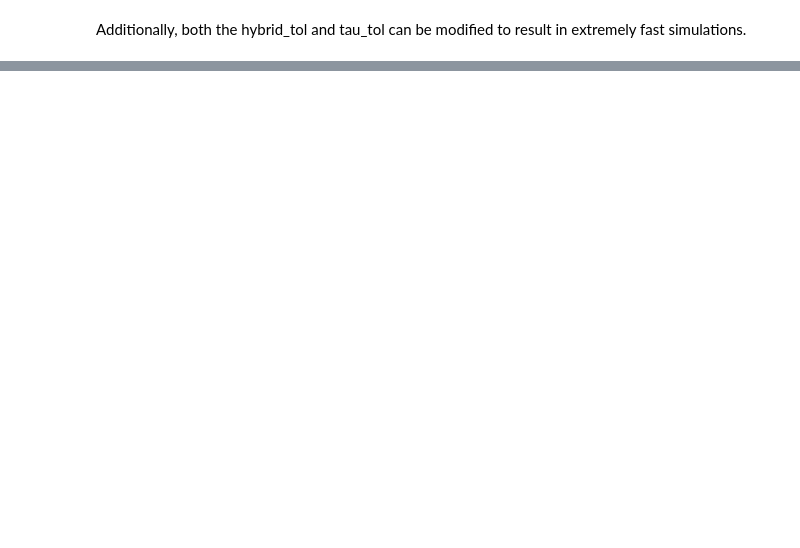
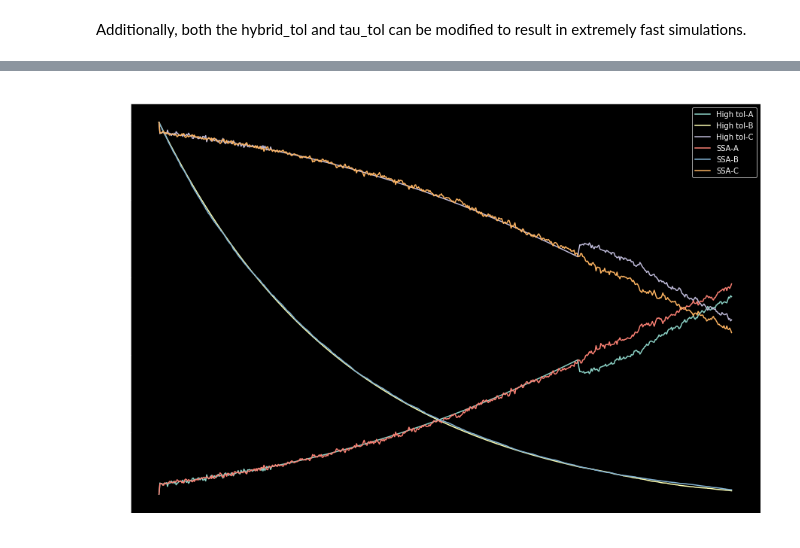
Before and after one commit to StochSS/GillesPy2, a Jupyter notebook: examples/AdvancedExamples/Hybrid/hybrid_switching_example.ipynb, the cells around one changed output, grey strips where cells are left out. Drawn from its saved outputs; the diff is of its cells as text; code cells hidden in the pictures; blank space fills up the shorter version.

```diff
--- a/examples/AdvancedExamples/Hybrid/hybrid_switching_example.ipynb
+++ b/examples/AdvancedExamples/Hybrid/hybrid_switching_example.ipynb
@@ -172,0 +134,12 @@ for species in tau_hybrid_results[0]:
+# %%
+plt.figure(figsize=(15, 10))
+plt.title('Comparison of Hybrid Switching Results SSA vs higher tau + hybrid tolerance')
+for species in results3[0]:
+    if species == 'time': continue
+    plt.plot(results3[0]['time'], results3[0][species], label='High tol-{0}'.format(species))
+for species in results2[0]:
+    if species == 'time': continue
+    plt.plot(results2[0]['time'], results2[0][species], label='SSA-{0}'.format(species))
+    plt.legend(loc='best')
+# %% [output]
+[figure, added]
```
Also changed, not shown: parts of 22 cells of this notebook, 13 other files.
